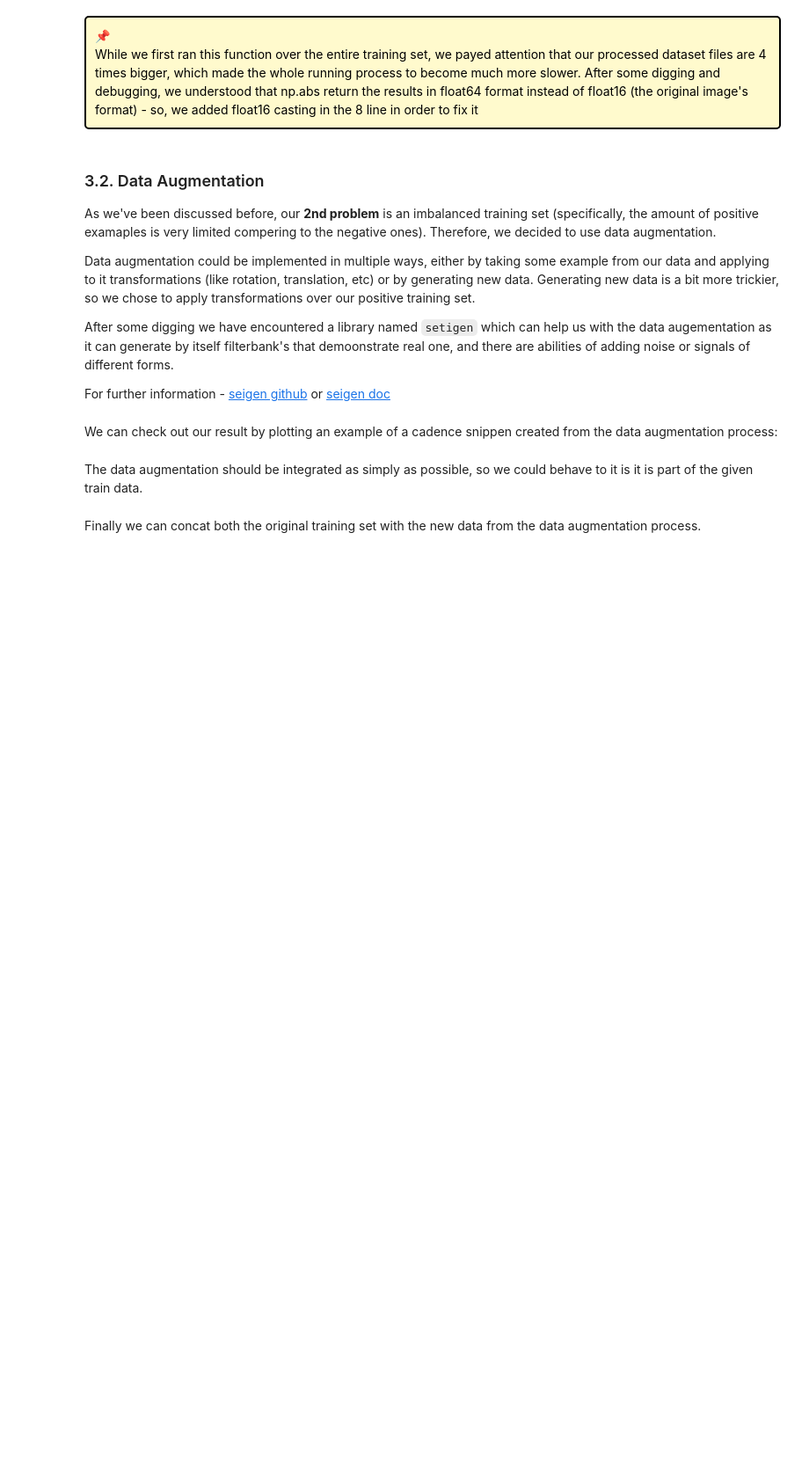
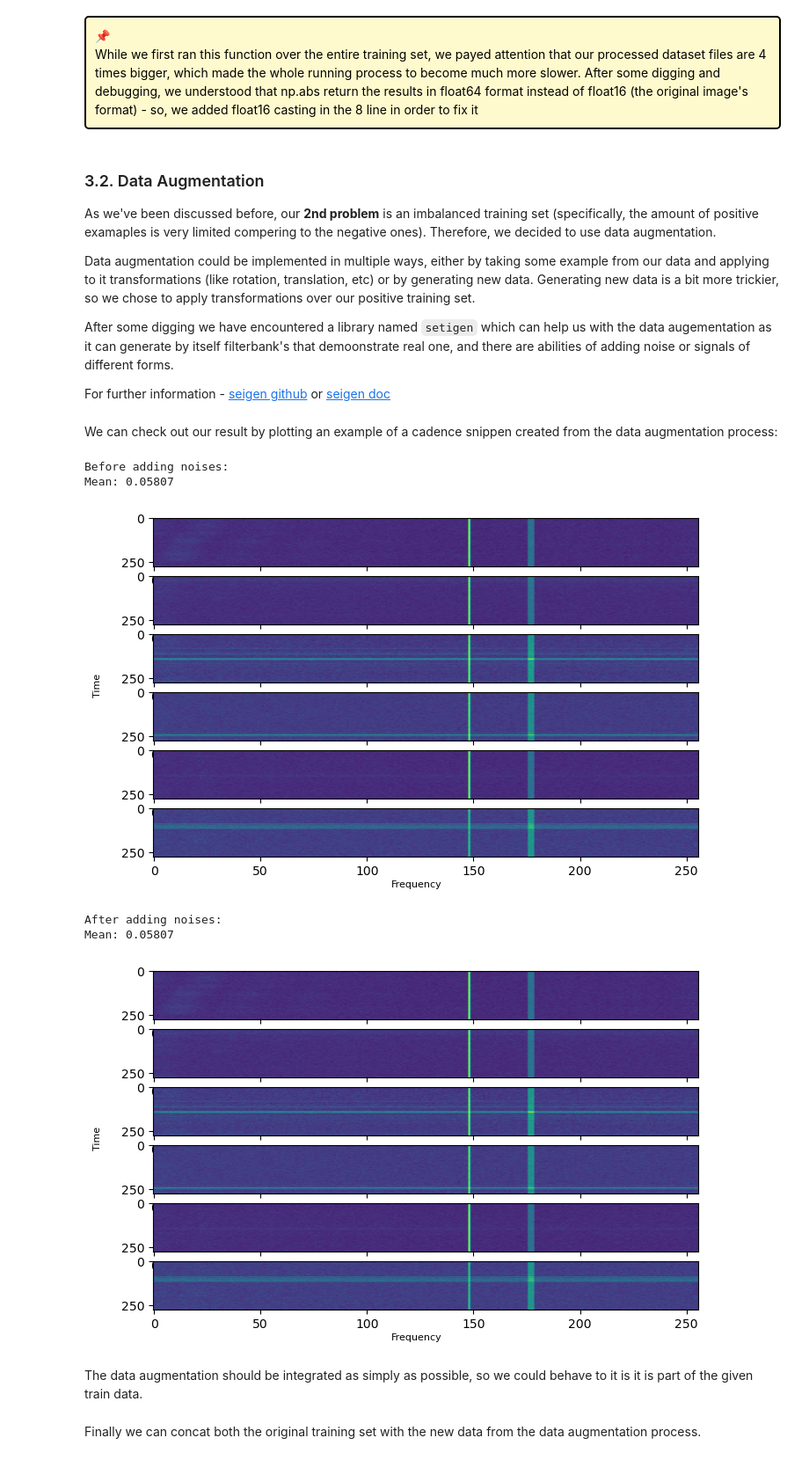
Before and after one commit to coralhayoun/data-science-workshop, a Jupyter notebook: data-science-workshop.ipynb, the cells around one changed output. Shown at 88% size. Cells and saved outputs as stored; diff of their text form; code cells hidden in the pictures; blank space fills up the shorter version.

Commit message:
fix some more data aug code

```diff
--- a/data-science-workshop.ipynb
+++ b/data-science-workshop.ipynb
@@ -468,10 +467,9 @@ After some digging we have encountered a library named `setigen` which can help
 
 For further information - [seigen github](https://github.com/bbrzycki/setigen/blob/main/README.md) or [seigen doc](https://setigen.readthedocs.io/en/main/index.html)
 # %%
-def create_base_cadence():
+def get_training_example():
     sample_filepath = training_set[training_set.target == 1].sample(n = 1).reset_index(drop=True).iloc[0]['file_path']
-    sample_data = np.load(sample_filepath).astype('float16')
-    return sample_data
+    return np.load(sample_filepath).astype('float16')
 
 def add_noise(cadence):
     signal_starting_frequency = np.random.randint(0, cadence[0].fchans)
@@ -485,29 +483,59 @@ def add_noise(cadence):
         stg.constant_bp_profile(level=1)
     )
 
+    # Add random Gaussian noise to each frame in the cadence
+    for frame in cadence:
+        frame.data += np.random.normal(scale=0.6, size=frame.data.shape)
+
     return cadence
 
-def create_cadence():
-    cadence = stg.Cadence()
+def convert_cadence_to_npy_array(cadence):
     cadence_as_numpy_array = []
 
-    sample = create_base_cadence()
+    for frame in cadence:
+        cadence_as_numpy_array.append(frame.get_data())
+
+    return np.array(cadence_as_numpy_array)
+
+def create_base_cadence():
+    cadence = stg.Cadence()
+    sample = get_training_example()
 
     # Create 6 instances of Frame to construct a Cadence
     for i in range(6):
         frame = stg.Frame(data=sample[i])
         cadence.append(frame)
 
-    cadence = add_noise(cadence)
+    return cadence
 
-    for frame in cadence:
-        cadence_as_numpy_array.append(frame.get_data())
+def create_noisy_cadence():
+    cadence_snippet = create_base_cadence()
+    noisy_cadence_snippet = add_noise(cadence_snippet)
 
-    return np.array(cadence_as_numpy_array)
+    return convert_cadence_to_npy_array(noisy_cadence_snippet)
 # %% [markdown]
 We can check out our result by plotting an example of a cadence snippen created from the data augmentation process:
 # %%
-plot_cadence_snippet(create_cadence())
+cadence_snippet = create_base_cadence()
+noisy_cadence_snippet = add_noise(cadence_snippet)
+
+cadence_snippet = convert_cadence_to_npy_array(cadence_snippet)
+noisy_cadence_snippet = convert_cadence_to_npy_array(noisy_cadence_snippet)
+
+print('Before adding noises:')
+print('Mean:', np.mean(cadence_snippet[0]))
+plot_cadence_snippet(cadence_snippet)
+
+print('After adding noises:')
+print('Mean:', np.mean(noisy_cadence_snippet[0]))
+plot_cadence_snippet(noisy_cadence_snippet)
+# %% [output]
+Before adding noises:
+Mean: 0.05807
+[figure, added]
+After adding noises:
+Mean: 0.05807
+[figure, added]
 # %% [markdown]
 The data augmentation should be integrated as simply as possible, so we could behave to it is it is part of the given train data.
 # %%
```
Also changed, not shown: parts of 2 cells of this notebook.
